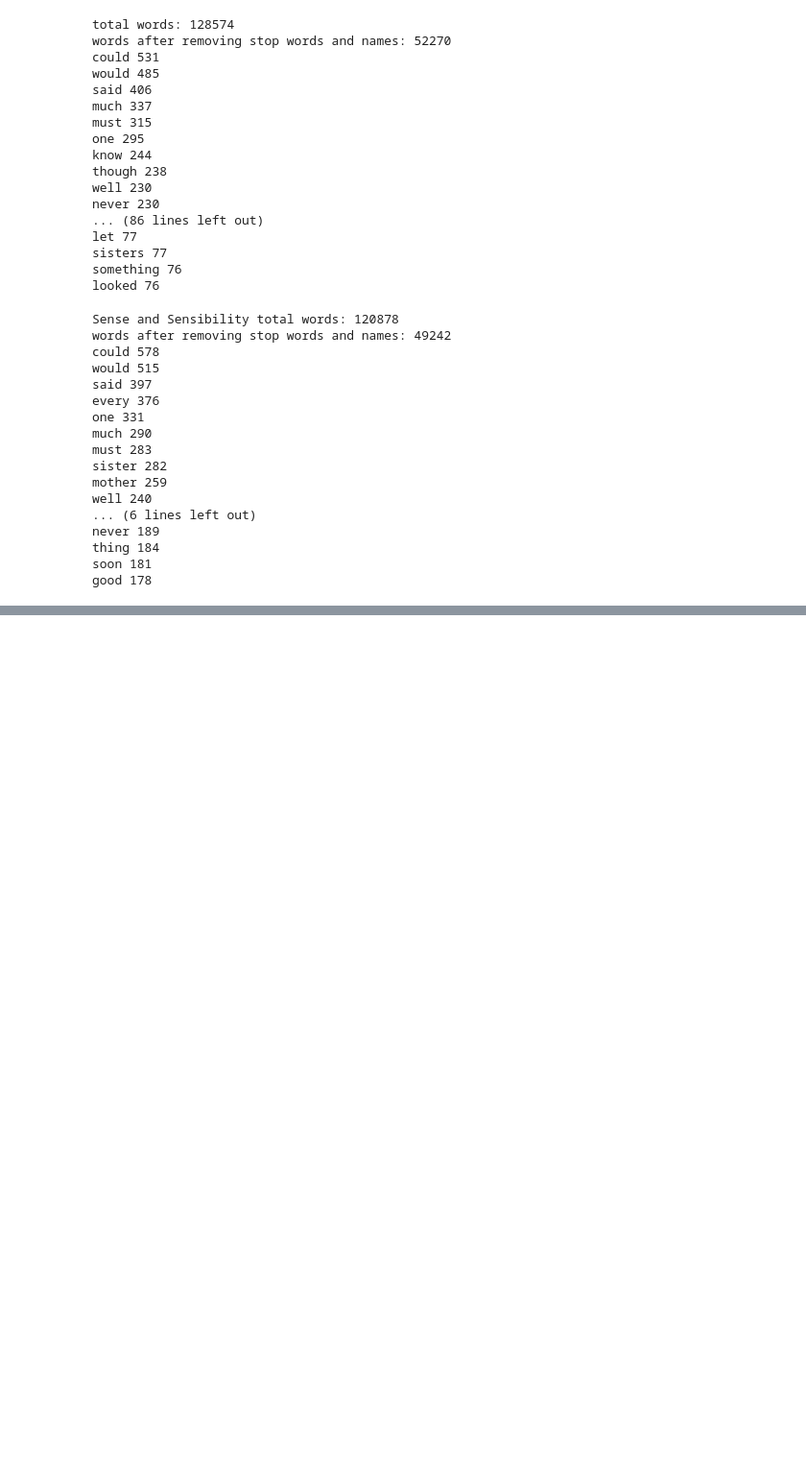
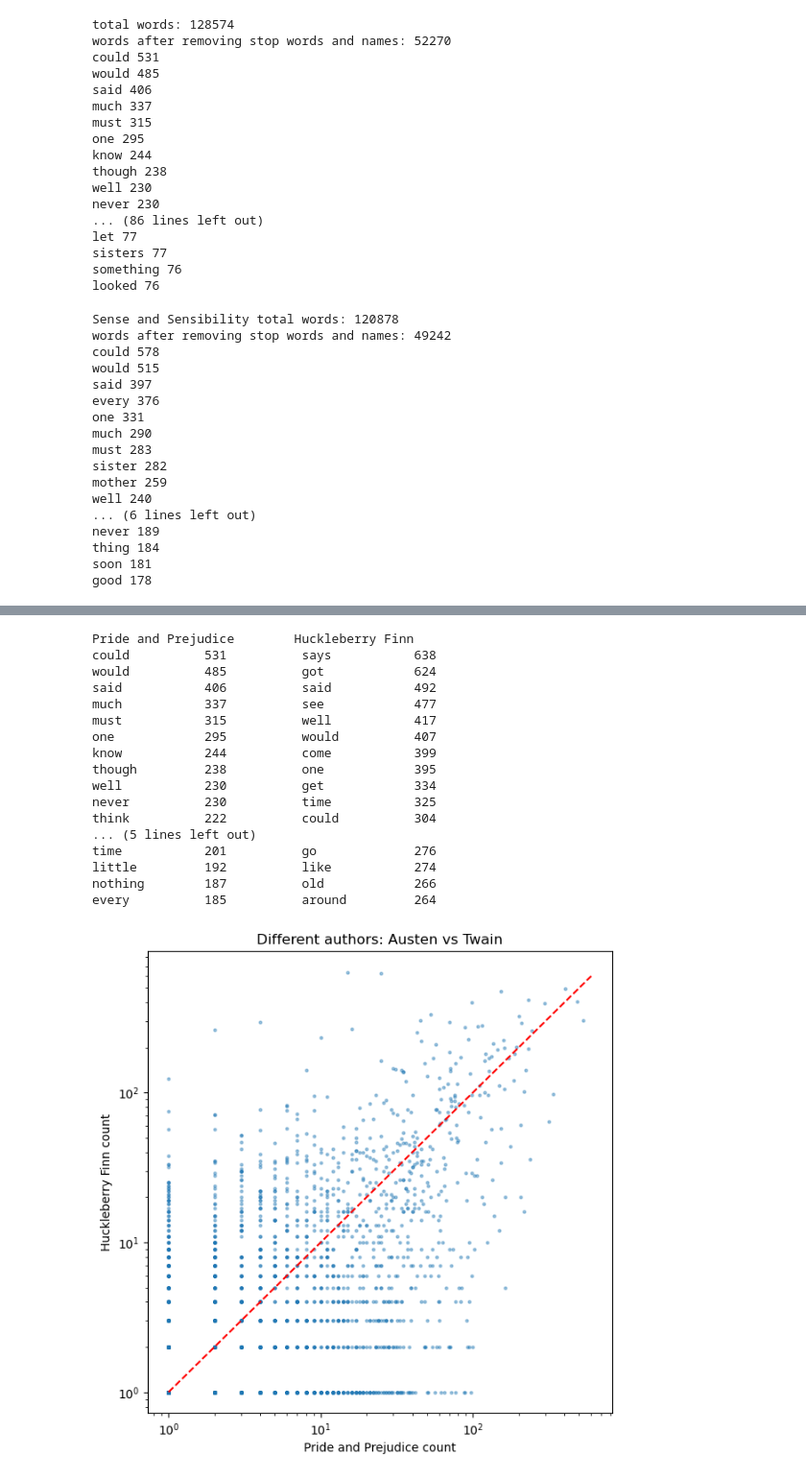
Before and after one commit to chesedcaseycollins/MiniProject1, a Jupyter notebook: ccolli78.ipynb, the cells around one changed output, grey strips where cells are left out. Shown at 96% size. Saved outputs shown, nothing was run; the diff lists cells and outputs as text; code cells hidden in the pictures; blank space fills up the shorter version.

```diff
--- a/ccolli78.ipynb
+++ b/ccolli78.ipynb
@@ -160,0 +203,40 @@ around 264
+# %%
+print('Pride and Prejudice        Huckleberry Finn')
+for (w1, n1), (w2, n2) in zip(pride.most_common(20), huck.most_common(20)):
+    print(f'{w1:12} {n1:5}          {w2:12} {n2:5}')
+
+x = []
+y = []
+for word in pride:
+    if word in huck:
+        x.append(pride[word])
+        y.append(huck[word])
+
+plt.figure(figsize=(7, 7))
+plt.scatter(x, y, s=5, alpha=0.4)
+plt.xscale('log')
+plt.yscale('log')
+plt.plot([1, 600], [1, 600], 'r--')
+plt.xlabel('Pride and Prejudice count')
+plt.ylabel('Huckleberry Finn count')
+plt.title('Different authors: Austen vs Twain')
+plt.show()
+# %% [output]
+Pride and Prejudice        Huckleberry Finn
+could          531          says           638
+would          485          got            624
+said           406          said           492
+much           337          see            477
+must           315          well           417
+one            295          would          407
+know           244          come           399
+though         238          one            395
+well           230          get            334
+never          230          time           325
+think          222          could          304
+... (5 lines left out)
+time           201          go             276
+little         192          like           274
+nothing        187          old            266
+every          185          around         264
+[figure, added]
```
Also changed, not shown: parts of 3 cells of this notebook.
